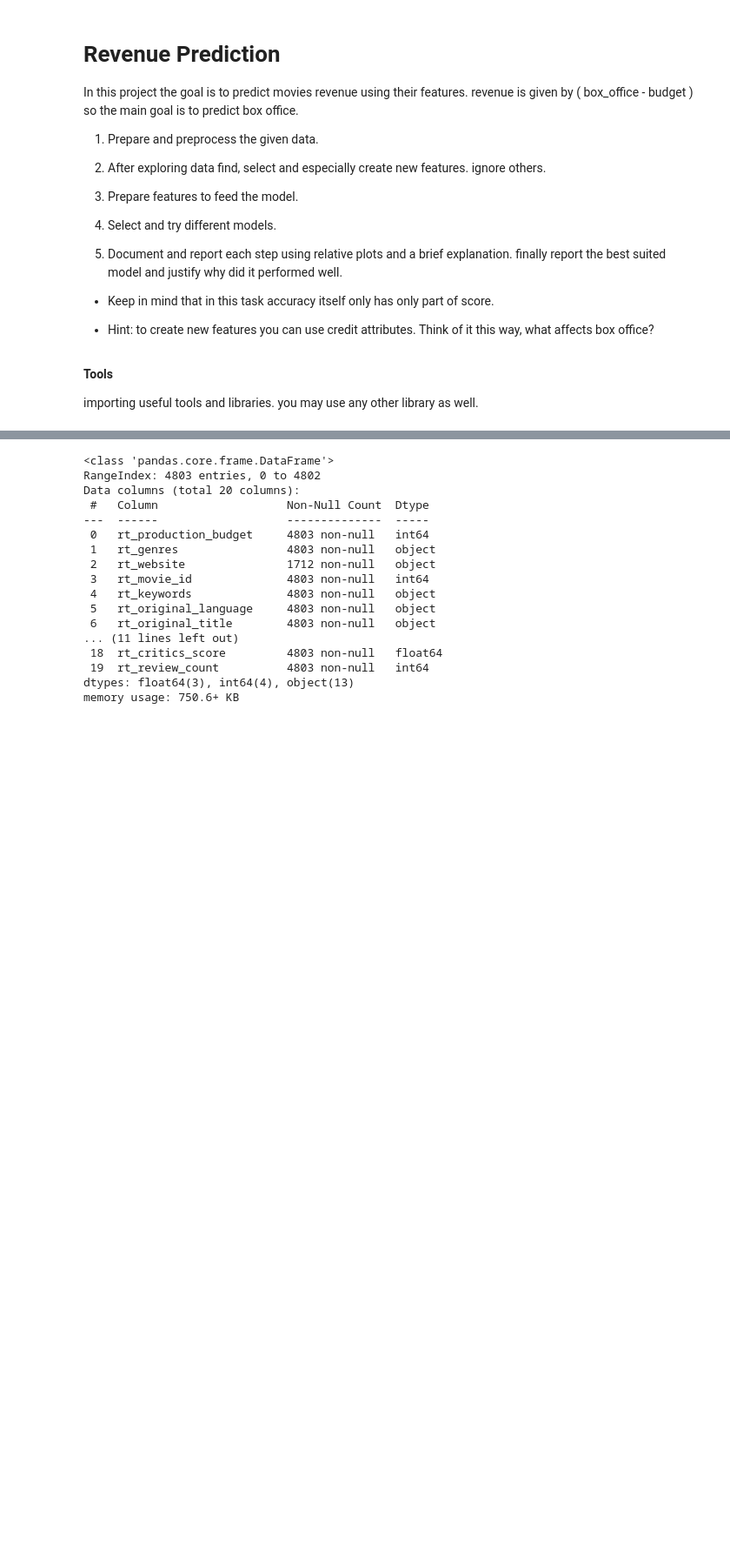
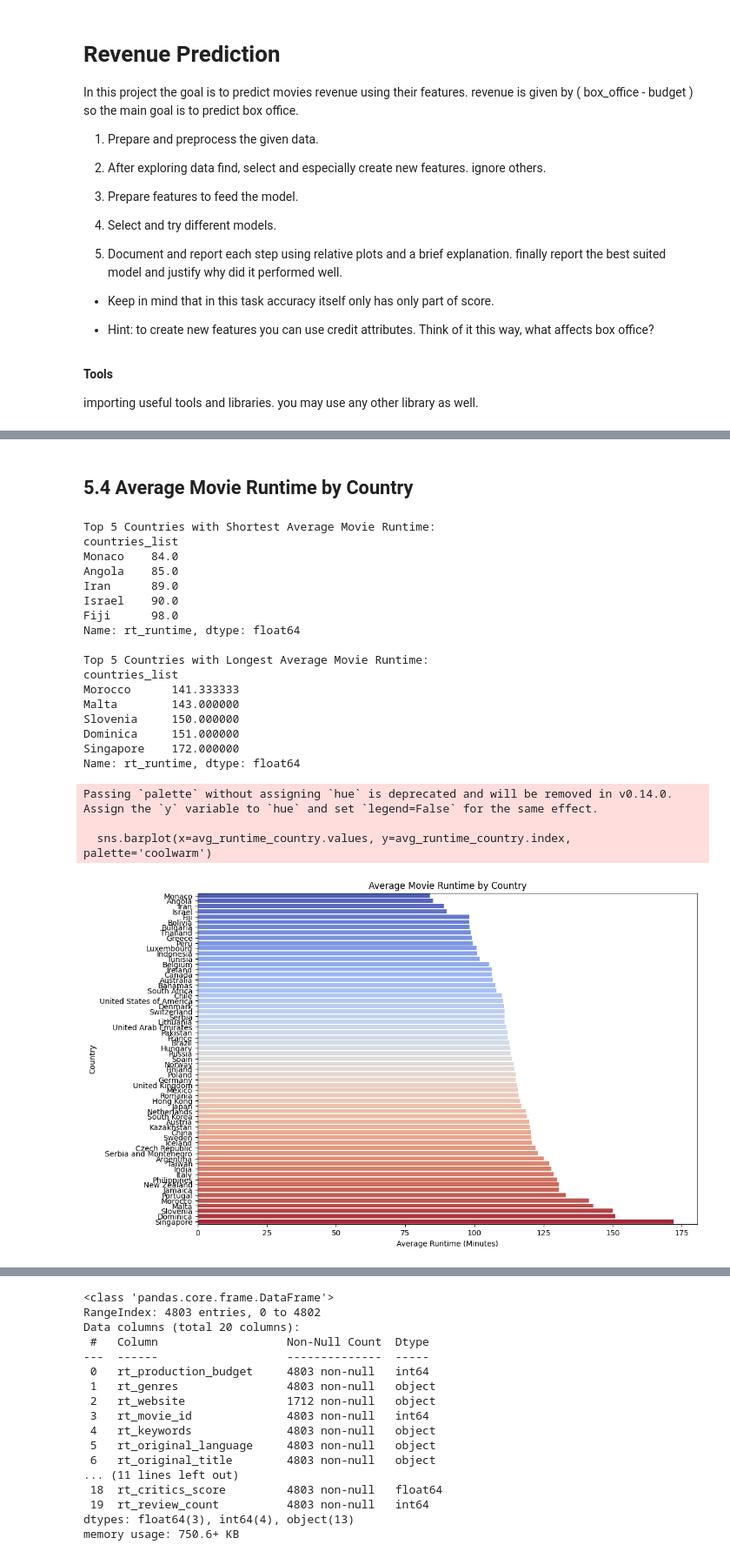
Before and after one commit to lAmiR1HosseiNl/Data_Science_Final_Project, a Jupyter notebook: AliShokoohi_400521477_AmirHosseinRaeghi_400522373/project.ipynb, the cells around one changed output, grey strips where cells are left out. Shown at 87% size. Drawn from its saved outputs; the diff is of its cells as text; code cells hidden in the pictures; blank space fills up the shorter version.

```diff
--- a/AliShokoohi_400521477_AmirHosseinRaeghi_400522373/project.ipynb
+++ b/AliShokoohi_400521477_AmirHosseinRaeghi_400522373/project.ipynb
@@ -65,0 +369,48 @@ X_train, X_test, y_train, y_test = train_test_split(X, y, test_size = 0.25)
+# %% [markdown]
+## 5.4 Average Movie Runtime by Country
+# %%
+# Exploding countries_list for the entire dataframe
+df_countries_all = df.explode('countries_list').copy()
+
+# Filling missing runtime values with mean
+df_countries_all['rt_runtime'] = df_countries_all['rt_runtime'].fillna(df_countries_all['rt_runtime'].mean())
+
+# Calculating average runtime by country
+avg_runtime_country = df_countries_all.groupby('countries_list')['rt_runtime'].mean().sort_values()
+
+# Displaying top 5 countries with shortest and longest average runtime
+print("Top 5 Countries with Shortest Average Movie Runtime:")
+print(avg_runtime_country.head(5))
+
+print("\nTop 5 Countries with Longest Average Movie Runtime:")
+print(avg_runtime_country.tail(5))
+
+# Plotting
+plt.figure(figsize=(12,8))
+sns.barplot(x=avg_runtime_country.values, y=avg_runtime_country.index, palette='coolwarm')
+plt.xlabel('Average Runtime (Minutes)')
+plt.ylabel('Country')
+plt.title('Average Movie Runtime by Country')
+plt.show()
+# %% [output]
+Top 5 Countries with Shortest Average Movie Runtime:
+countries_list
+Monaco    84.0
+Angola    85.0
+Iran      89.0
+Israel    90.0
+Fiji      98.0
+Name: rt_runtime, dtype: float64
+
+Top 5 Countries with Longest Average Movie Runtime:
+countries_list
+Morocco      141.333333
+Malta        143.000000
+Slovenia     150.000000
+Dominica     151.000000
+Singapore    172.000000
+Name: rt_runtime, dtype: float64
+Passing `palette` without assigning `hue` is deprecated and will be removed in v0.14.0. Assign the `y` variable to `hue` and set `legend=False` for the same effect.
+
+  sns.barplot(x=avg_runtime_country.values, y=avg_runtime_country.index, palette='coolwarm')
+[figure, added]
```
Also changed, not shown: parts of 70 cells of this notebook, 1 other file.
